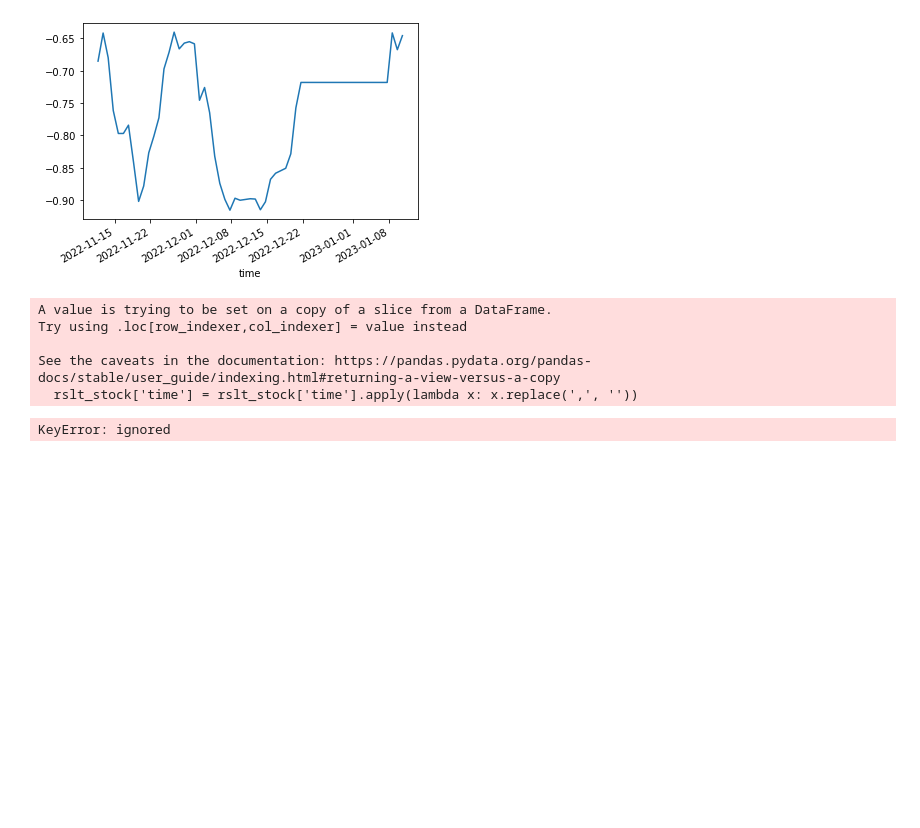
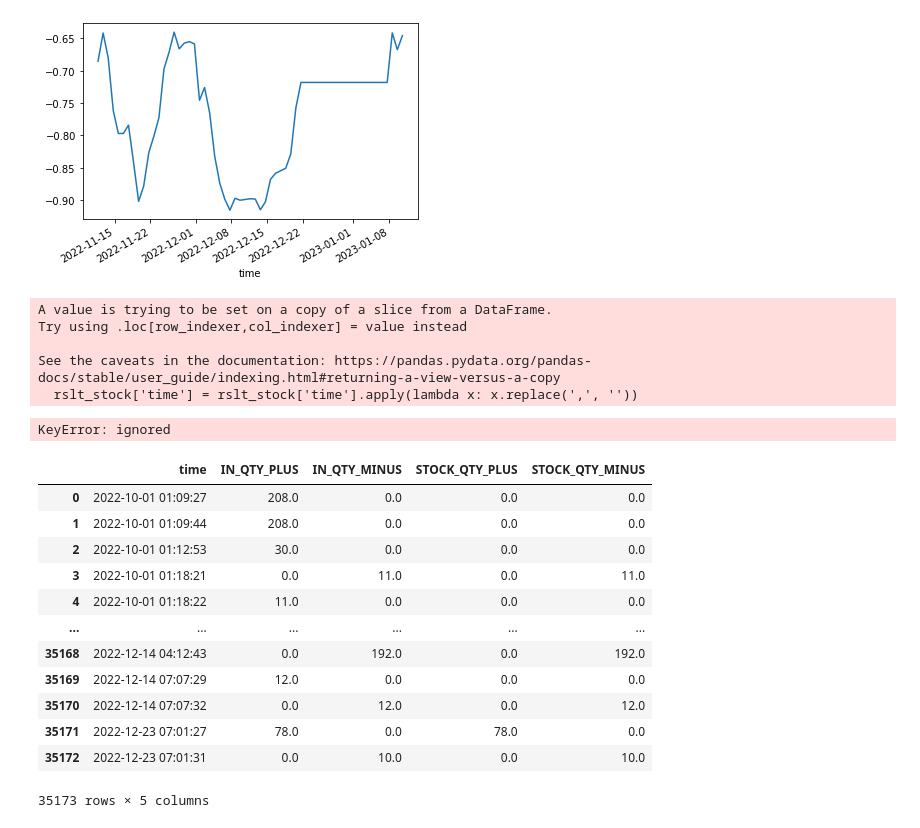
Before and after one commit to minimini9951/Final-Project-in-class, a Jupyter notebook: data_gathering_colab_ver.ipynb, the cells around one changed output. Cells and saved outputs as stored; diff of their text form; code cells hidden in the pictures; blank space fills up the shorter version.

```diff
--- a/data_gathering_colab_ver.ipynb
+++ b/data_gathering_colab_ver.ipynb
@@ -159,0 +192,28 @@ fanuc_df.to_csv('/content/drive/MyDrive/fanuc_df.csv')
+# %%
+n1 = rslt_stock['IN_QTY_MINUS'][rslt_stock['IN_QTY_MINUS'] != 0] * -1
+n2 = rslt_stock['IN_QTY_MINUS'][rslt_stock['IN_QTY_MINUS'] == 0]
+IN_QTY_MINUS = pd.concat([n1, n2]).sort_index()
+# %%
+n3 = rslt_stock['STOCK_QTY_MINUS'][rslt_stock['STOCK_QTY_MINUS'] != 0] * -1
+n4 = rslt_stock['STOCK_QTY_MINUS'][rslt_stock['STOCK_QTY_MINUS'] == 0]
+STOCK_QTY_MINUS = pd.concat([n3, n4]).sort_index()
+# %%
+rslt_stock['IN_QTY_MINUS'] = IN_QTY_MINUS
+# %%
+rslt_stock['STOCK_QTY_MINUS'] = STOCK_QTY_MINUS
+# %%
+rslt_stock
+# %% [output]
+|  | time | IN_QTY_PLUS | IN_QTY_MINUS | STOCK_QTY_PLUS | STOCK_QTY_MINUS |
+| 0 | 2022-10-01 01:09:27 | 208.0 | 0.0 | 0.0 | 0.0 |
+| 1 | 2022-10-01 01:09:44 | 208.0 | 0.0 | 0.0 | 0.0 |
+| 2 | 2022-10-01 01:12:53 | 30.0 | 0.0 | 0.0 | 0.0 |
+| 3 | 2022-10-01 01:18:21 | 0.0 | 11.0 | 0.0 | 11.0 |
+| 4 | 2022-10-01 01:18:22 | 11.0 | 0.0 | 0.0 | 0.0 |
+| ... | ... | ... | ... | ... | ... |
+| 35168 | 2022-12-14 04:12:43 | 0.0 | 192.0 | 0.0 | 192.0 |
+| 35169 | 2022-12-14 07:07:29 | 12.0 | 0.0 | 0.0 | 0.0 |
+| 35170 | 2022-12-14 07:07:32 | 0.0 | 12.0 | 0.0 | 12.0 |
+| 35171 | 2022-12-23 07:01:27 | 78.0 | 0.0 | 78.0 | 0.0 |
+| 35172 | 2022-12-23 07:01:31 | 0.0 | 10.0 | 0.0 | 10.0 |
+35173 rows × 5 columns
```
Also changed, not shown: parts of 17 cells of this notebook.
